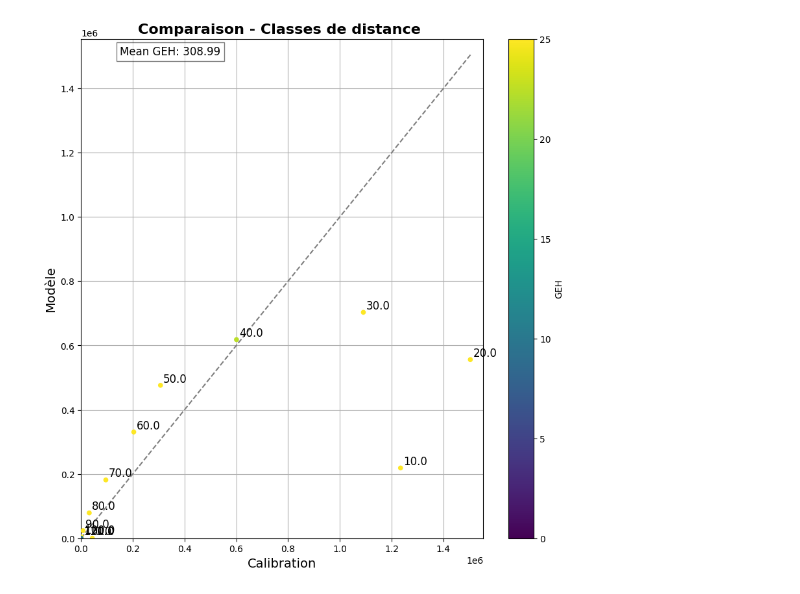
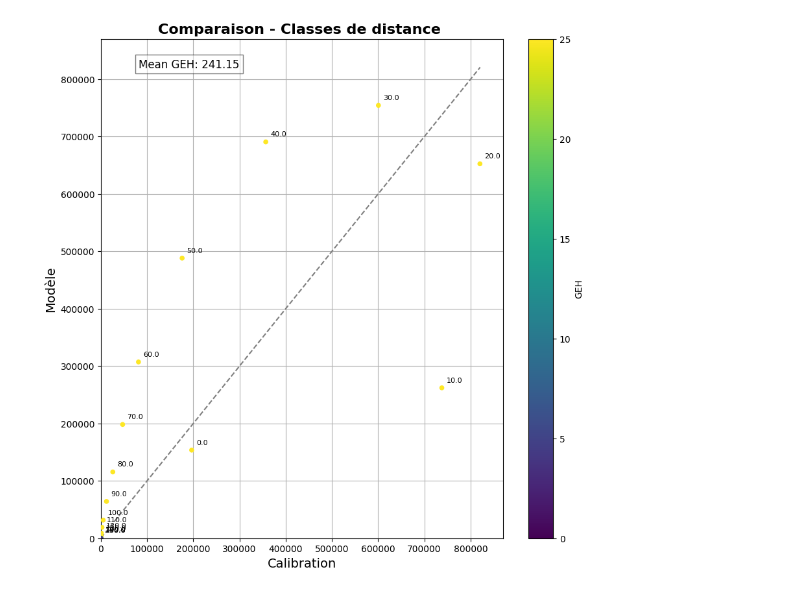
Before and after one commit to systragroup/quetzal_classic, a Jupyter notebook: notebooks/2_model/C30_calibration.ipynb, the cells around one changed output. Cells and saved outputs as stored; diff of their text form; code cells hidden in the pictures.

Commit message:
Update calibration

```diff
--- a/notebooks/2_model/C30_calibration.ipynb
+++ b/notebooks/2_model/C30_calibration.ipynb
@@ -89,0 +126,4 @@ sm.volumes.drop_duplicates(['origin', 'destination'])
+# %%
+sm.zones_before_clustering = (sm.zones_before_clustering.groupby('NAME').apply(ratio_par_zones))#.droplevel(1)
+sm.zones_before_clustering['index'] = sm.zones_before_clustering.index
+zones = sm.zones_before_clustering
@@ -132,3 +158,6 @@ comp_volumes_macro = comp_volumes.groupby(['County_origin', 'County_destination'
 # %%
 def GEH(A, B):
     return ((2*(A-B)**2)/(A+B)).apply(math.sqrt)
+# %%
+comp_volumes = od_zones.merge(sm.volumes[['origin', 'destination','volumes']], on = ['origin', 'destination'], how= 'inner', suffixes= ('_calibration', '_model'))
+comp_volumes_macro = comp_volumes.groupby(['County_origin', 'County_destination'], as_index=False).sum()
@@ -135,14 +186,14 @@ def GEH(A, B):
 # %%
 to_plot = comp_volumes.set_index(['origin', 'destination'])
 ycol= 'volumes_model'
-xcol= 'volumes_calibration'
-to_plot['GEH'] = GEH(to_plot['volumes_model'], to_plot['volumes_calibration'])
+xcol= 'volumes_PPAM'
+to_plot['GEH'] = GEH(to_plot['volumes_model'], to_plot['volumes_PPAM'])
 ax =  to_plot.plot.scatter(x=xcol, y=ycol, c='GEH', figsize=[10, 10], zorder=3, cmap='viridis', vmin=0, vmax=25)
 
 stats = True
 if stats:
     meanGEH = to_plot['GEH'].mean()
-    mvol = to_plot[['volumes_model','volumes_calibration']].max().max()
+    mvol = to_plot[['volumes_model','volumes_PPAM']].max().max()
     plt.text(0.1*mvol, mvol,
                         'Mean GEH: {e}'.format(e=np.round(meanGEH, 2)), fontsize = 12,
                         bbox = dict(facecolor = 'white', alpha = 0.5))
@@ -172,4 +225,4 @@ distances['euclidean_distance'] = (distances['euclidean_distance']/1000).apply(l
 distances = distances[['origin', 'destination', 'euclidean_distance']]
 # %%
 comp_volumes_dist= comp_volumes.merge(distances, on = ['origin','destination'] , how= 'left' )
-comp_volumes_dist = comp_volumes_dist.groupby('euclidean_distance')['volumes_calibration', 'volumes_model'].sum()
+comp_volumes_dist = comp_volumes_dist.groupby('euclidean_distance')['volumes_PPAM', 'volumes_model'].sum()
@@ -196,33 +238,33 @@ fig = ax.get_figure()
 # %%
 to_plot = comp_volumes_dist
 ycol= 'volumes_model'
-xcol= 'volumes_calibration'
-to_plot['GEH'] = GEH(to_plot['volumes_model'], to_plot['volumes_calibration'])
+xcol= 'volumes_PPAM'
+to_plot['GEH'] = GEH(to_plot['volumes_model'], to_plot['volumes_PPAM'])
 ax =  to_plot.plot.scatter(x=xcol, y=ycol, c='GEH', figsize=[10, 10], zorder=3, cmap='viridis', vmin=0, vmax=25)
 
 to_plot['label'] = to_plot.index
 to_plot[['x_label','y_label']] = to_plot[[xcol,ycol]] +10000
-to_plot[['x_label','y_label','label']].apply(lambda x: ax.text(*x, fontsize=12),axis=1)
+to_plot[['x_label','y_label','label']].apply(lambda x: ax.text(*x, fontsize=8),axis=1)
 
 stats = True
 if stats:
     meanGEH = to_plot['GEH'].mean()
-    mvol = to_plot[['volumes_model','volumes_calibration']].max().max()
+    mvol = to_plot[['volumes_model','volumes_PPAM']].max().max()
     plt.text(0.1*mvol, mvol,
                         'Mean GEH: {e}'.format(e=np.round(meanGEH, 2)), fontsize = 12,
                         bbox = dict(facecolor = 'white', alpha = 0.5))
 
 t = np.arange(0., max(to_plot[xcol].max(),to_plot[ycol].max()) +500, 1)
 plt.plot(t,t,linestyle='--',color="Grey", zorder=2)
 plt.xlim([0., max(to_plot[xcol].max(),to_plot[ycol].max())+50000])
 plt.ylim([0., max(to_plot[xcol].max(),to_plot[ycol].max())+50000])
 plt.ylabel('Modèle', fontsize=14)
 plt.xlabel('Calibration', fontsize=14)
 ax.grid(axis='both', zorder=3)
 plt.title('Comparaison - Classes de distance ', loc='center', fontsize=16, fontweight="bold")
 fig = ax.get_figure()
 #fig.savefig('../../outputs/plot/%s/%s/%s.png' % (scenario+'_'+period_s,zone, 'boardings_bus'), bbox_inches='tight', dpi=150)
 # %% [output]
-[figure, old version]
+[figure, new version]
 # %%
 #TODO histogramme avec indicateur de dispersion (earth mover distance)
```
Also changed, not shown: parts of 49 cells of this notebook, 5 other files.
